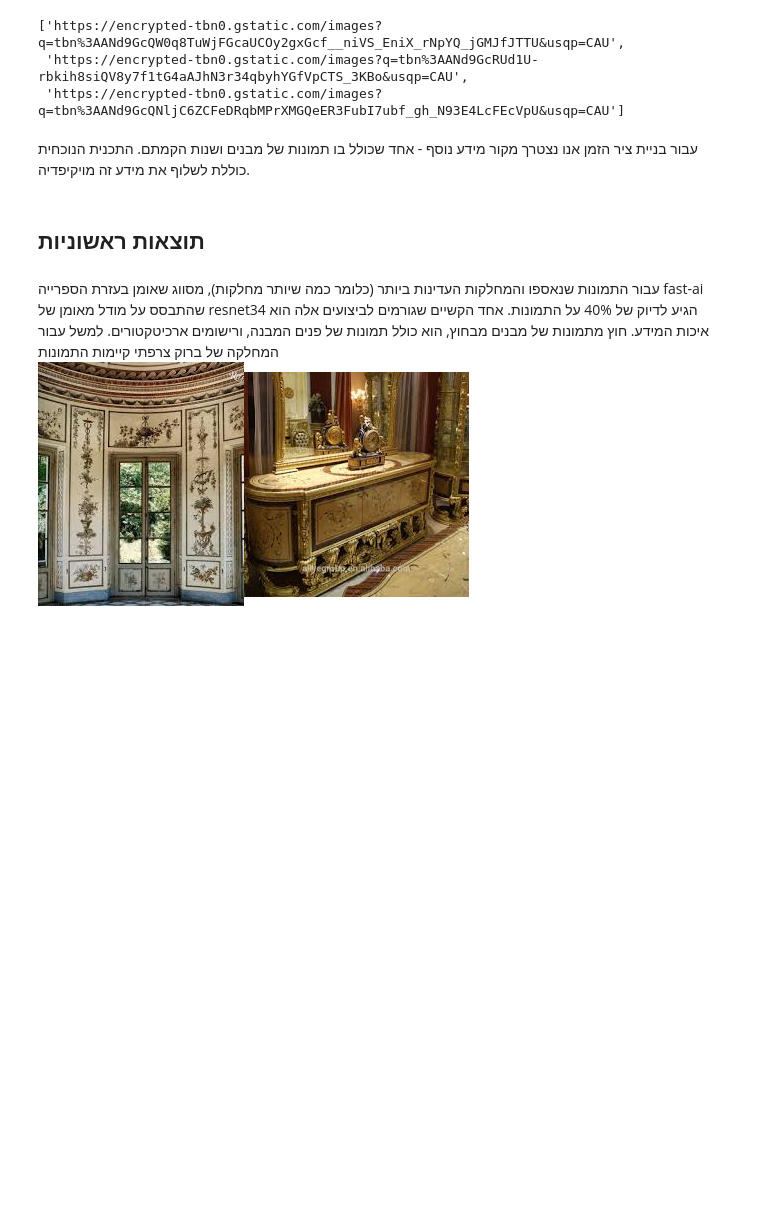
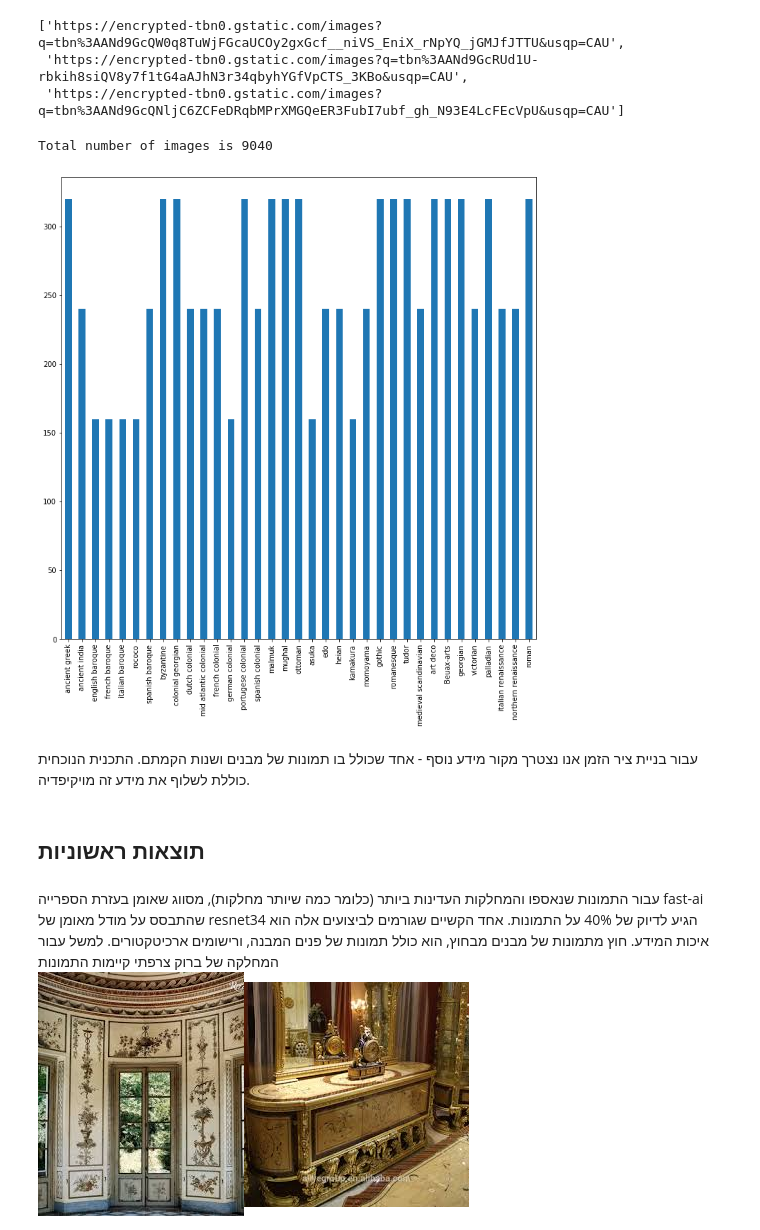
Before and after one commit to yuval105/data-science-project, a Jupyter notebook: project_introduction/project_intro.ipynb, the cells around one changed output. Drawn from its saved outputs; the diff is of its cells as text; code cells hidden in the pictures; blank space fills up the shorter version.

Commit message:
Add histogram of image classes

```diff
--- a/project_introduction/project_intro.ipynb
+++ b/project_introduction/project_intro.ipynb
@@ -69,6 +69,25 @@ lines[:3]
 ['https://encrypted-tbn0.gstatic.com/images?q=tbn%3AANd9GcQW0q8TuWjFGcaUCOy2gxGcf__niVS_EniX_rNpYQ_jGMJfJTTU&usqp=CAU',
  'https://encrypted-tbn0.gstatic.com/images?q=tbn%3AANd9GcRUd1U-rbkih8siQV8y7f1tG4aAJhN3r34qbyhYGfVpCTS_3KBo&usqp=CAU',
  'https://encrypted-tbn0.gstatic.com/images?q=tbn%3AANd9GcQNljC6ZCFeDRqbMPrXMGQeER3FubI7ubf_gh_N93E4LcFEcVpU&usqp=CAU']
+# %%
+import os
+import matplotlib.pyplot as plt
+import numpy as np
+counter= pd.Series(name='count',dtype=np.int32)
+for (root,dirs,files) in os.walk('../data/urls'):
+    for file in files:
+        if file=='images.txt':
+            src_path = os.path.join(root,file)
+            folder_name = os.path.split(root)[-1]
+            with open(src_path) as f:
+                counter[folder_name] = len(f.read().splitlines())
+
+fig,axes = plt.subplots(1,figsize=(12,12))
+counter.plot.bar(ax=axes)
+print(f"Total number of images is {counter.sum()}")
+# %% [output]
+Total number of images is 9040
+[figure, added]
 # %% [markdown]
 עבור בניית ציר הזמן אנו נצטרך מקור מידע נוסף - אחד שכולל בו תמונות של מבנים ושנות הקמתם. התכנית הנוכחית כוללת לשלוף את מידע זה מויקיפדיה.
 # %% [markdown]
```
Also changed, not shown: parts of 1 cell of this notebook.
